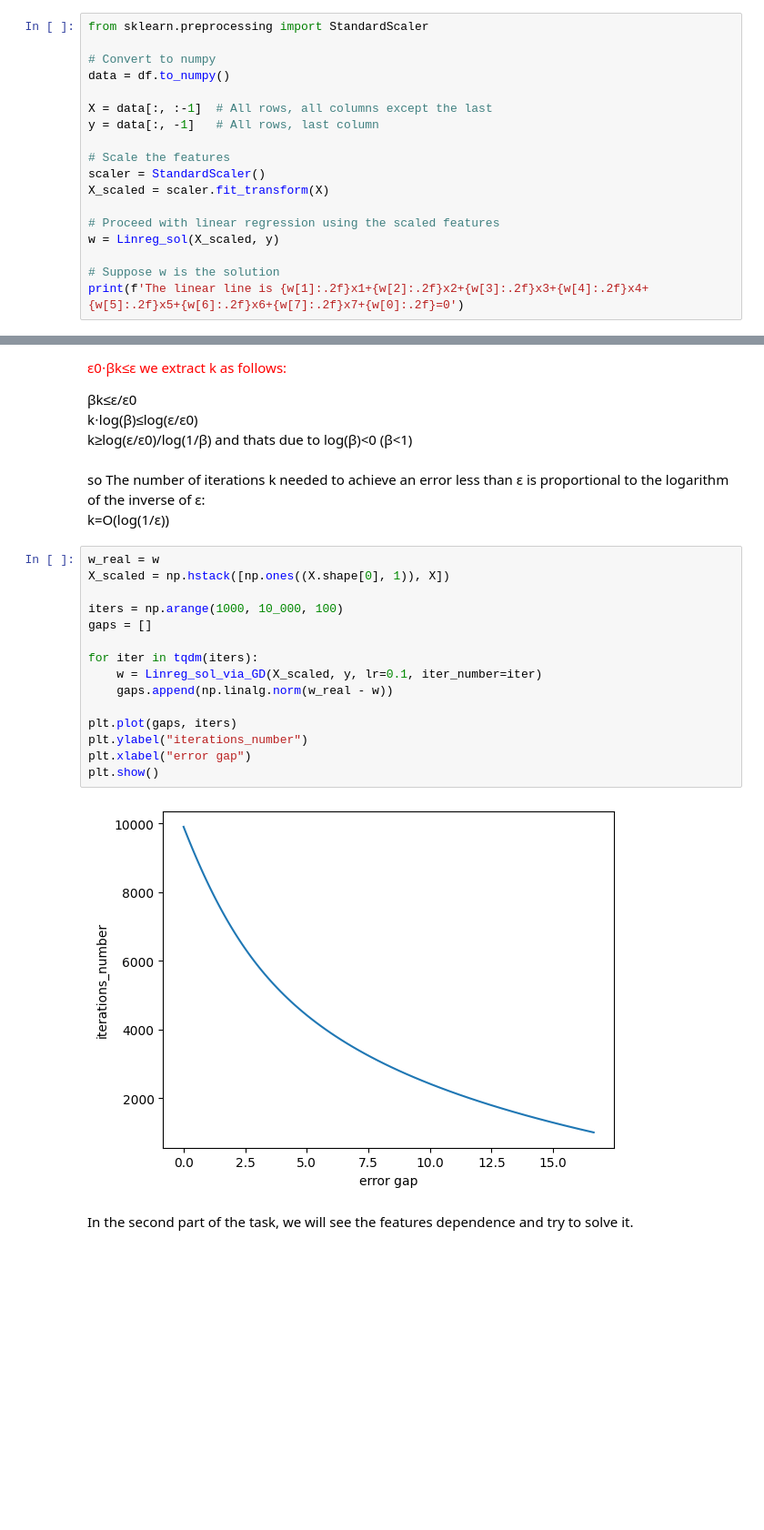
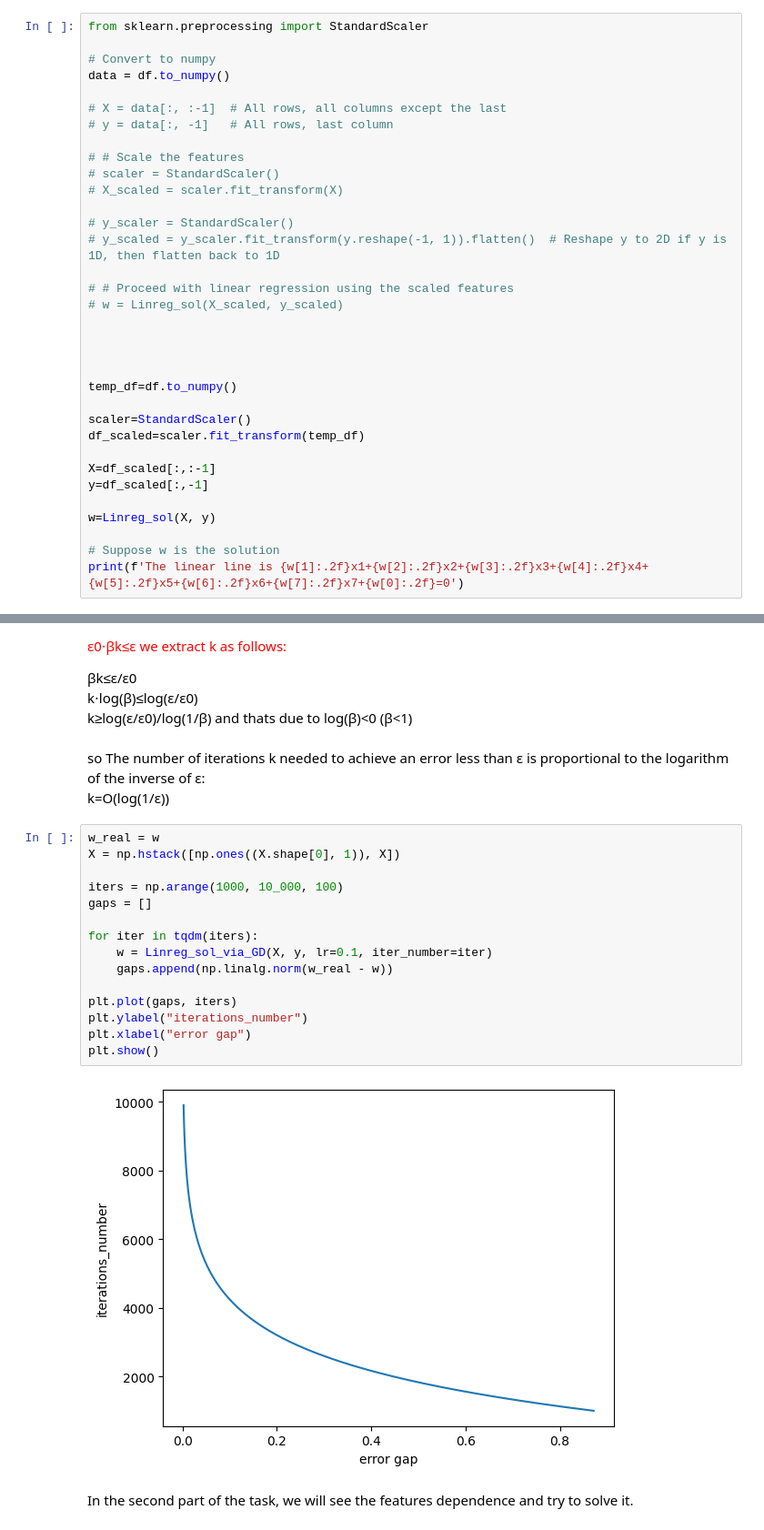
Before and after one commit to aseel1/Machine-learning, a Jupyter notebook: HW3/HW3.ipynb, the cells around one changed output, grey strips where cells are left out. Shown at 91% size. Saved outputs shown, nothing was run; the diff lists cells and outputs as text; blank space fills up the shorter version.

```diff
--- a/HW3/HW3.ipynb
+++ b/HW3/HW3.ipynb
@@ -430,15 +422,31 @@ from sklearn.preprocessing import StandardScaler
 # Convert to numpy
 data = df.to_numpy()
 
-X = data[:, :-1]  # All rows, all columns except the last
-y = data[:, -1]   # All rows, last column
+# X = data[:, :-1]  # All rows, all columns except the last
+# y = data[:, -1]   # All rows, last column
 
-# Scale the features
-scaler = StandardScaler()
-X_scaled = scaler.fit_transform(X)
+# # Scale the features
+# scaler = StandardScaler()
+# X_scaled = scaler.fit_transform(X)
 
-# Proceed with linear regression using the scaled features
-w = Linreg_sol(X_scaled, y)
+# y_scaler = StandardScaler()
+# y_scaled = y_scaler.fit_transform(y.reshape(-1, 1)).flatten()  # Reshape y to 2D if y is 1D, then flatten back to 1D
+
+# # Proceed with linear regression using the scaled features
+# w = Linreg_sol(X_scaled, y_scaled)
+
+
+
+
+temp_df=df.to_numpy()
+
+scaler=StandardScaler()
+df_scaled=scaler.fit_transform(temp_df)
+
+X=df_scaled[:,:-1]
+y=df_scaled[:,-1]
+
+w=Linreg_sol(X, y)
 
 # Suppose w is the solution
 print(f'The linear line is {w[1]:.2f}x1+{w[2]:.2f}x2+{w[3]:.2f}x3+{w[4]:.2f}x4+{w[5]:.2f}x5+{w[6]:.2f}x6+{w[7]:.2f}x7+{w[0]:.2f}=0')
@@ -474,21 +482,21 @@ k=O(log(1/ε))
 </font>
 # %%
 w_real = w
-X_scaled = np.hstack([np.ones((X.shape[0], 1)), X])
+X = np.hstack([np.ones((X.shape[0], 1)), X])
 
 iters = np.arange(1000, 10_000, 100)
 gaps = []
 
 for iter in tqdm(iters):
-    w = Linreg_sol_via_GD(X_scaled, y, lr=0.1, iter_number=iter)
+    w = Linreg_sol_via_GD(X, y, lr=0.1, iter_number=iter)
     gaps.append(np.linalg.norm(w_real - w))
 
 plt.plot(gaps, iters)
 plt.ylabel("iterations_number")
 plt.xlabel("error gap")
 plt.show()
 # %% [output]
-[figure, old version]
+[figure, new version]
 # %% [markdown]
 In the second part of the task, we will see the features dependence and try to solve it.
 # %% [markdown]
```
Also changed, not shown: parts of 4 cells of this notebook.
